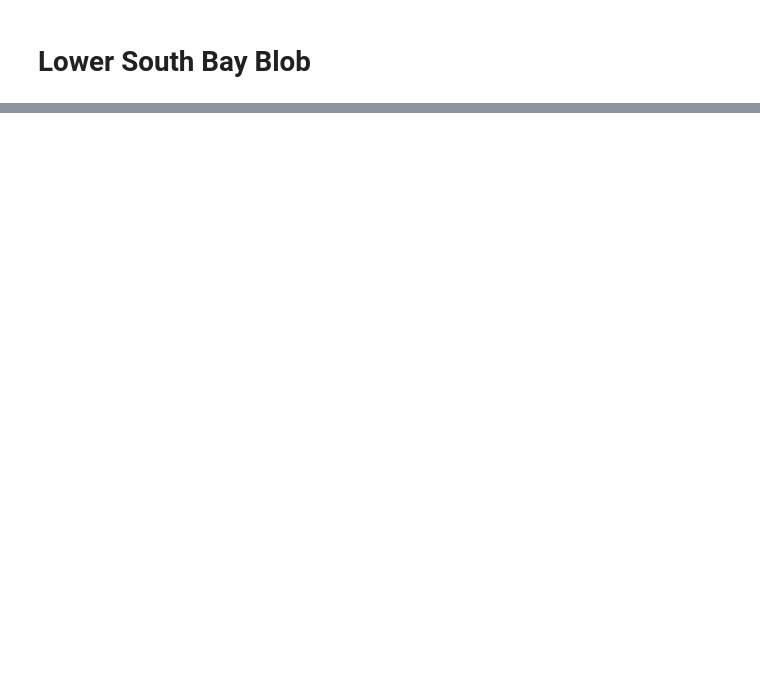
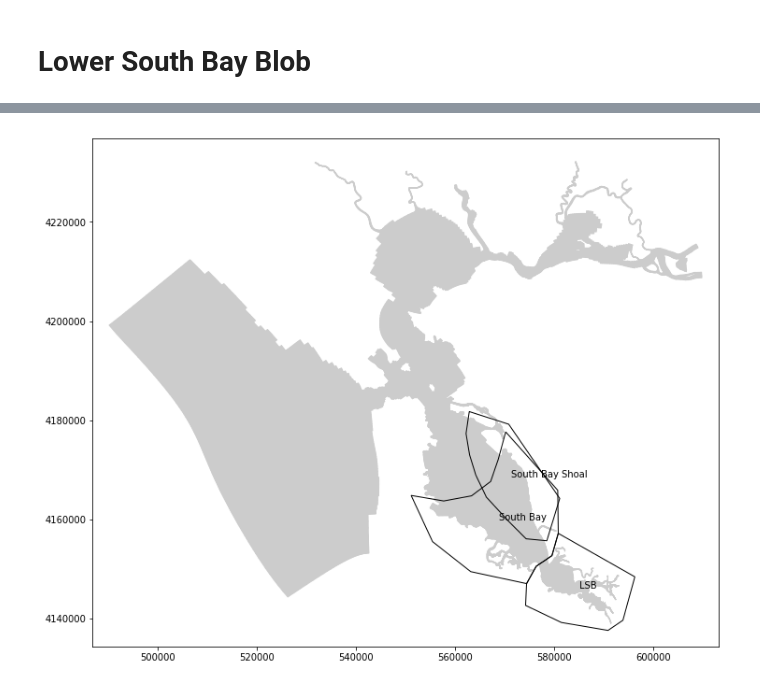
Before and after one commit to rustychris/agg_wy2013, a Jupyter notebook: tracer_tests/single_gaussian.ipynb, the cells around one changed output, grey strips where cells are left out. Cells and saved outputs as stored; diff of their text form; code cells hidden in the pictures; blank space fills up the shorter version.

```diff
--- a/tracer_tests/single_gaussian.ipynb
+++ b/tracer_tests/single_gaussian.ipynb
@@ -220,0 +367,24 @@ INFO:root:Run seems to exist -- will not run again
+# %%
+# copied from tally_regions_01.shp
+south_bay=wkt.loads("""
+Polygon ((570184.11757621716242284 4177639.10577381495386362, 580673.98798651667311788 4165868.02981721935793757, 580779.51211822277400643 4157176.39687086036428809,
+                579502.36535809095948935 4152682.20969413500279188, 576316.89153041841927916 4150518.94015444722026587, 574393.47667129873298109 4147040.97573396936058998,
+                563137.487071588402614   4149452.58375529991462827, 555436.04330817516893148 4155509.96108419680967927, 551126.1850750622106716  4164827.05031085386872292,
+                557692.36349982989486307 4163705.9954578448086977,  563297.63776487542781979 4164746.97496421029791236, 567141.25440376379992813 4167629.68744337651878595,
+                568662.68598999048117548 4172033.83150876965373755, 570184.11757621716242284 4177639.10577381495386362))""")
+
+lsb=wkt.loads("""
+Polygon ((574393.47667129873298109 4147040.97573396936058998, 576316.89153041841927916 4150518.94015444722026587, 579502.36535809095948935 4152682.20969413500279188,
+                580779.51211822277400643 4157176.39687086036428809, 596208.60523535730317235 4148411.60424893442541361, 593807.15548636857420206 4139647.13588713435456157,
+                590809.89551359775941819 4137600.78393180714920163, 581394.6661063083447516  4139202.93938493076711893, 574187.88490839255973697 4142646.17929060151800513,
+                574393.47667129873298109 4147040.97573396936058998))
+""")
+
+
+southbay_shoal=wkt.loads("""
+Polygon ((562839.59208628651686013 4181732.48768383450806141, 570785.53009771392680705 4179192.39274575561285019, 581076.17112890689168125 4164212.34567503165453672,
+          578470.945551389711909   4155680.23190866271033883, 574302.58462736220099032 4156071.01574529008939862, 570785.53009771392680705 4159588.0702749383635819,
+          566291.51597649673931301 4164472.86823278339579701, 564142.20487504510674626 4168966.88235400058329105, 562904.7227257244521752 4173004.98199915187433362,
+          562188.2856919071637094 4177303.60420205537229776, 562839.59208628651686013 4181732.48768383450806141))
+""")
+#south_bay.union(lsb)
@@ -220,0 +393,17 @@ INFO:root:Run seems to exist -- will not run again
+# %%
+# Show where those regions fall:
+fig=plt.figure(figsize=[12,10])
+ax=fig.add_subplot(1,1,1)
+
+hydro_orig.grid().plot_cells(color='0.8',ax=ax)
+ax.axis('equal')
+
+for poly,name in [ (south_bay,'South Bay'),
+                   (lsb,'LSB'),
+                   (southbay_shoal,'South Bay Shoal')]:
+    plot_wkb.plot_polygon(poly,facecolor='none',ax=ax)
+    ax.text(float(poly.centroid.x),
+            float(poly.centroid.y),
+            name)
+# %% [output]
+[figure, added]
```
Also changed, not shown: parts of 19 cells of this notebook.
